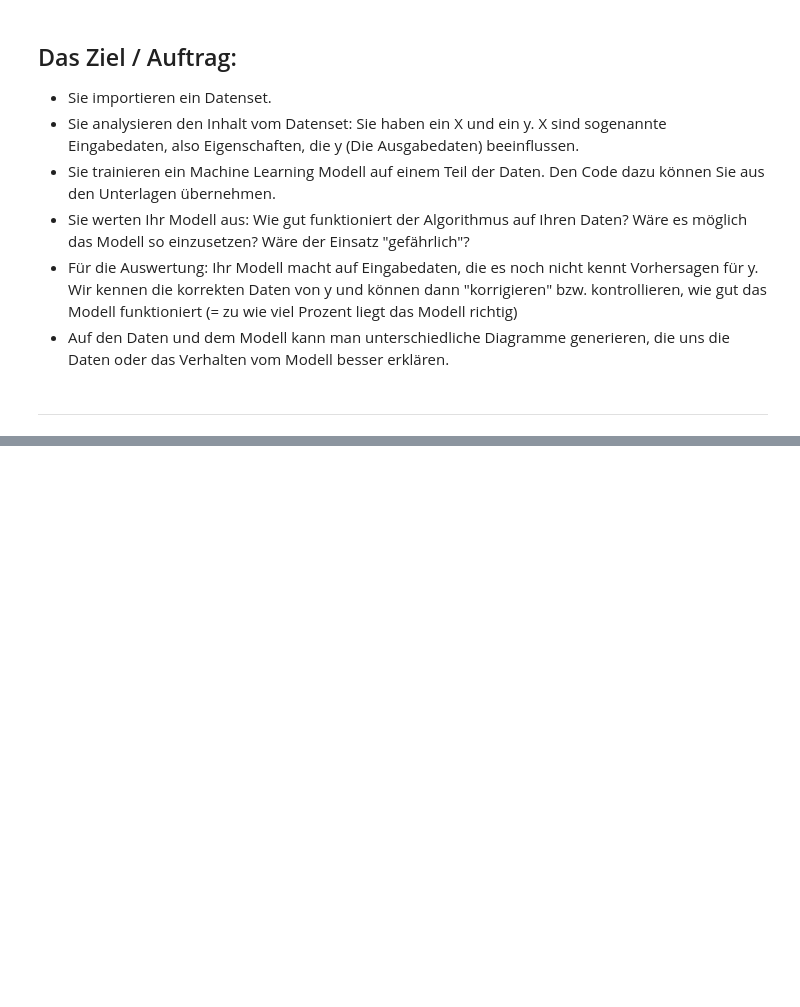
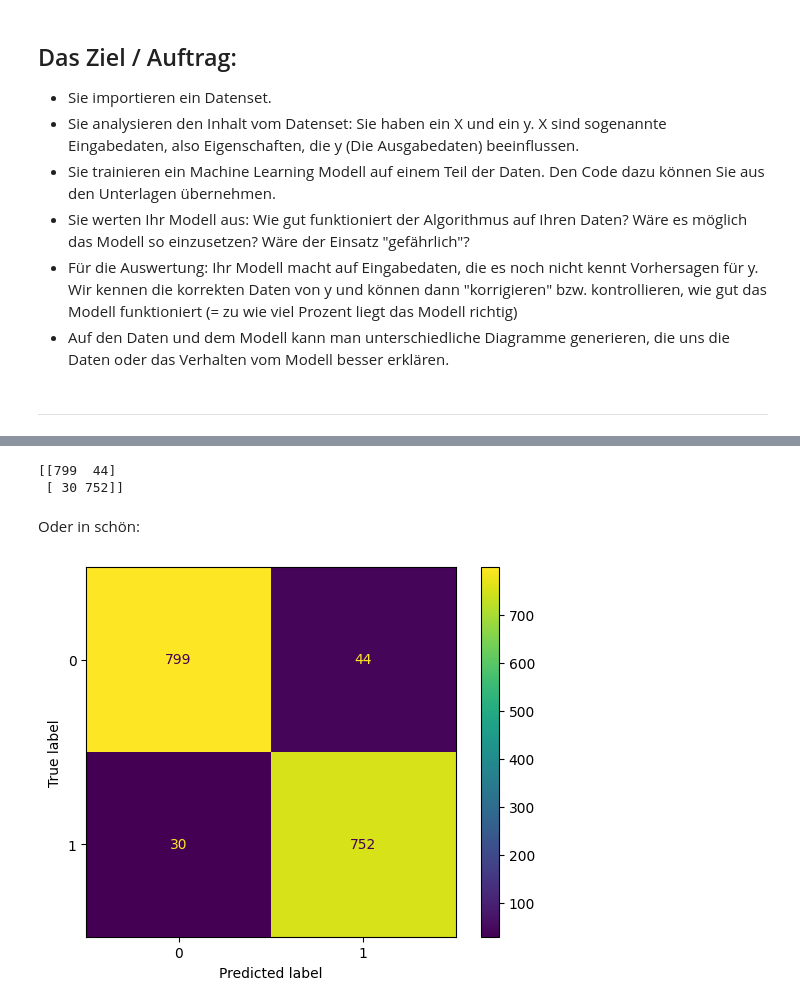
Before and after one commit to KThommen/mlproject, a Jupyter notebook: Vorlage.ipynb, the cells around one changed output, grey strips where cells are left out. Cells and saved outputs as stored; diff of their text form; code cells hidden in the pictures; blank space fills up the shorter version.

```diff
--- a/Vorlage.ipynb
+++ b/Vorlage.ipynb
@@ -89,0 +339,4 @@ Fügen Sie pro Code Teil eine neue Zelle hinzu! (Es macht nichts, wenn es pro Ze
+# %%
+from sklearn.linear_model import LogisticRegression
+classifier = LogisticRegression(max_iter=10, solver='liblinear')
+result = classifier.fit(X_train, y_train)
@@ -89,0 +351,3 @@ Fügen Sie pro Code Teil eine neue Zelle hinzu! (Es macht nichts, wenn es pro Ze
+# %%
+from sklearn.metrics import accuracy_score
+y_pred = classifier.predict(X_test)
@@ -89,0 +378,24 @@ Fügen Sie pro Code Teil eine neue Zelle hinzu! (Es macht nichts, wenn es pro Ze
+# %%
+from sklearn.metrics import confusion_matrix
+print(confusion_matrix(y_test, y_pred))
+# %% [output]
+[[799  44]
+ [ 30 752]]
+# %% [markdown]
+Oder in schön:
+# %%
+import matplotlib.pyplot as plt
+import numpy
+from sklearn import metrics
+
+actual = numpy.random.binomial(1,.9,size = 1000)
+predicted = numpy.random.binomial(1,.9,size = 1000)
+
+confusion_matrix = metrics.confusion_matrix(y_test, y_pred)
+
+cm_display = metrics.ConfusionMatrixDisplay(confusion_matrix = confusion_matrix, display_labels = [0, 1])
+
+cm_display.plot()
+plt.show()
+# %% [output]
+[figure, added]
```
Also changed, not shown: parts of 43 cells of this notebook.
